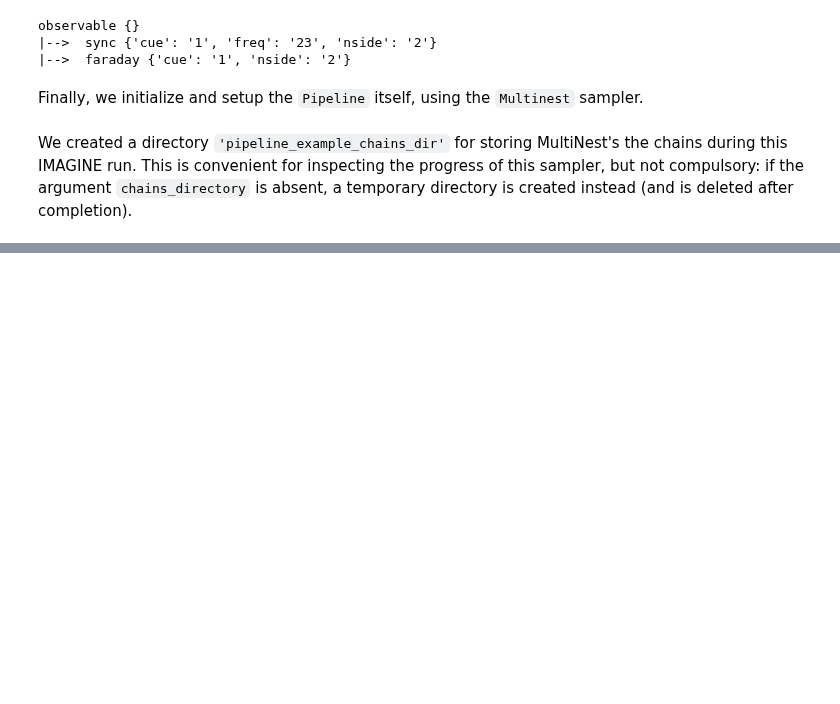
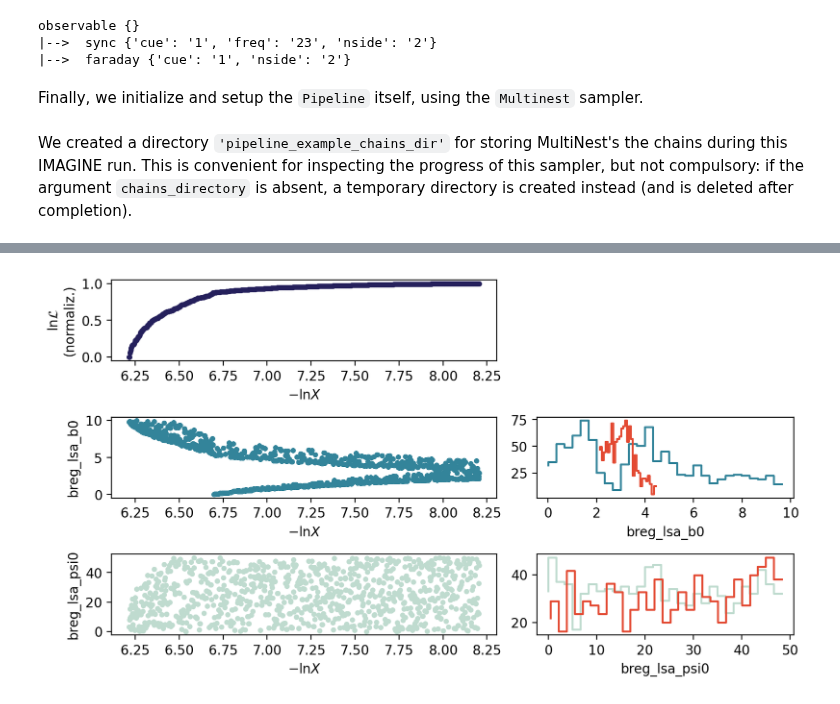
Before and after one commit to IMAGINE-Consortium/imagine, a Jupyter notebook: tutorials/tutorial_five.ipynb, the cells around one changed output, grey strips where cells are left out. Drawn from its saved outputs; the diff is of its cells as text; code cells hidden in the pictures; blank space fills up the shorter version.

Commit message:
More progress on progress reports Includes example chains and updated tutorial_five.

```diff
--- a/tutorials/tutorial_five.ipynb
+++ b/tutorials/tutorial_five.ipynb
@@ -151,11 +150,12 @@ os.makedirs(chains_dir, exist_ok=True)
 
 # Assembles the pipeline using MultiNest as sampler
 pipeline = img.pipelines.MultinestPipeline(simulator=simulator,
+                                           show_progress_reports=True,
                                            factory_list=factory_list,
                                            likelihood=likelihood,
-                                           ensemble_size=1,
+                                           ensemble_size=1, n_evals_report=15,
                                            chains_directory=chains_dir)
-pipeline.sampling_controllers = {'n_live_points': 500}
+pipeline.sampling_controllers = {'n_live_points': 500, 'resume': True}
 # %% [markdown]
 We created a directory `'pipeline_example_chains_dir'` for storing MultiNest's the chains during this IMAGINE run. This is convenient for inspecting the progress of this sampler, but not compulsory: if the argument `chains_directory` is absent, a temporary directory is created instead (and is deleted after completion).
 # %% [markdown]
@@ -209,0 +180,4 @@ plt.tight_layout()
+# %%
+results=pipeline()
+# %% [output]
+[figure, added]
```
Also changed, not shown: parts of 11 cells of this notebook, 11 other files.
